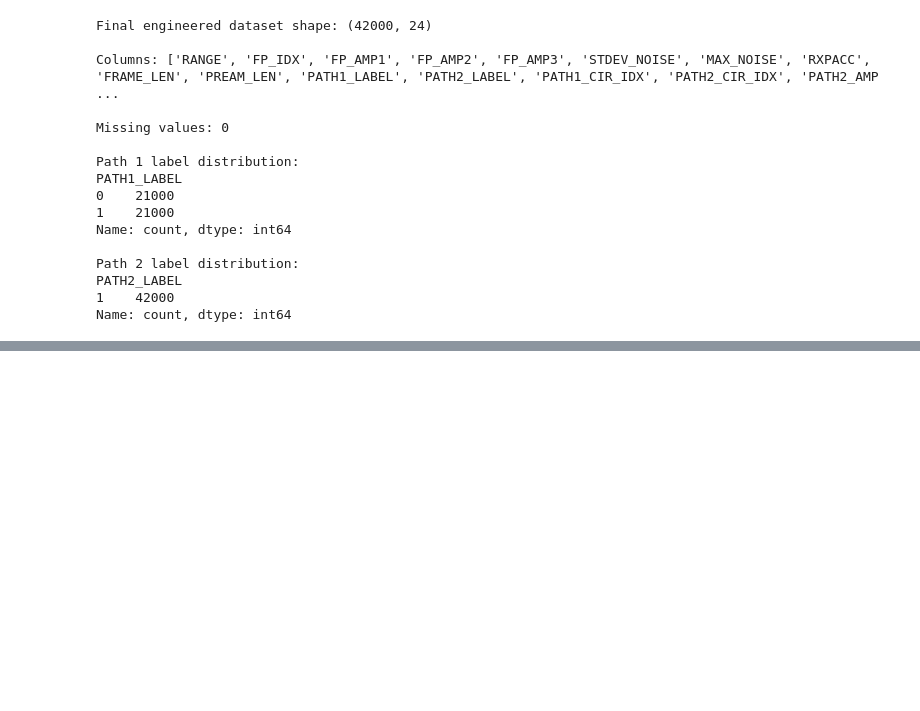
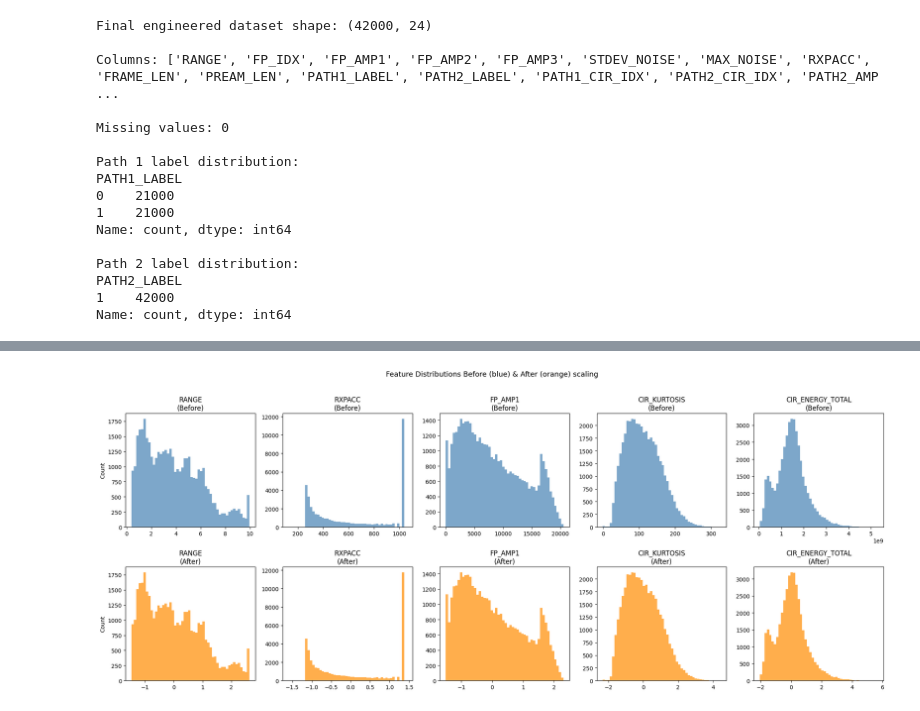
Before and after one commit to Jia-Ming-2001/CSC3105_Mini_Project_2026, a Jupyter notebook: UWB-LOS-NLOS-Data-Set/code/Untitled.ipynb, the cells around one changed output, grey strips where cells are left out. Drawn from its saved outputs; the diff is of its cells as text; code cells hidden in the pictures; blank space fills up the shorter version.

Commit message:
COmmit for data prep

```diff
--- a/UWB-LOS-NLOS-Data-Set/code/Untitled.ipynb
+++ b/UWB-LOS-NLOS-Data-Set/code/Untitled.ipynb
@@ -548,7 +544,7 @@ def detect_path2(row):
     return pd.Series({'PATH2_CIR_IDX': path2_idx, 'PATH2_AMP': path2_amp})
 
 print("Detecting Path 2 peaks...")
-path2_results = df_v1.apply(detect_path2, axis=1)
+path2_results = df_v3.apply(detect_path2, axis=1)
 print(f"Done.")
 print(path2_results.describe())
 # %% [output]
@@ -655,7 +658,7 @@ nlos_samples = df_engineered[df_engineered['PATH1_LABEL']==1].iloc[:3]
 samples_eng  = pd.concat([los_samples, nlos_samples])
 
 for i, (idx, row) in enumerate(samples_eng.iterrows()):
-    cir_row  = df_v1.loc[idx, cir_cols].values
+    cir_row  = df_v3.loc[idx, cir_cols].values
     fp_pos   = int(row['PATH1_CIR_IDX'])
     p2_pos   = int(row['PATH2_CIR_IDX']) if not np.isnan(row['PATH2_CIR_IDX']) else None
 
@@ -675,8 +678,6 @@ for i, (idx, row) in enumerate(samples_eng.iterrows()):
 
 plt.suptitle('Path 1 (green) and Path 2 (orange) Detection', fontsize=14, y=1.02)
 plt.tight_layout()
-plt.savefig('path2_detection.png', dpi=150)
 plt.show()
-print("Saved: path2_detection.png")
 # %% [output]
 [figure]
@@ -685,0 +716,16 @@ Saved: path2_detection.png
+# %%
+#Make it 0 means
+scaler = StandardScaler()
+
+# Fit and transform features
+X_scaled = scaler.fit_transform(X)
+
+# Convert back to DataFrame to keep column names
+X_scaled = pd.DataFrame(X_scaled, columns=feature_cols_final)
+
+print(f"\nSample means before scaling:")
+print(X[feature_cols_final[:5]].mean().round(2))
+print(f"\n Sample means after scaling")
+print(X_scaled[feature_cols_final[:5]].mean().round(4))
+print(f"\nSD after scale:")
+print(X_scaled[feature_cols_final[:5]].std().round(4))
@@ -685,0 +750,24 @@ Saved: path2_detection.png
+# %%
+features_to_plot = ['RANGE', 'RXPACC', 'FP_AMP1', 'CIR_KURTOSIS', 'CIR_ENERGY_TOTAL']
+
+fig, axes = plt.subplots(2, 5, figsize=(20, 8))
+
+for i, col in enumerate(features_to_plot):
+    # Before scaling
+    axes[0, i].hist(X[col], bins=50, color='steelblue', alpha=0.7)
+    axes[0, i].set_title(f'{col}\n(Before)')
+    axes[0, i].set_ylabel('Count' if i == 0 else '')
+
+    # After scaling
+    axes[1, i].hist(X_scaled[col], bins=50, color='darkorange', alpha=0.7)
+    axes[1, i].set_title(f'{col}\n(After)')
+    axes[1, i].set_ylabel('Count' if i == 0 else '')
+
+plt.suptitle('Feature Distributions Before (blue) & After (orange) scaling',
+             fontsize=13, y=1.02)
+plt.tight_layout()
+plt.show()
+
+#for the LOS/NLOS, DO NOT scale y axis. But for regression prediction, depends on model we usin
+# %% [output]
+[figure, added]
```
Also changed, not shown: parts of 15 cells of this notebook, 4 other files.
